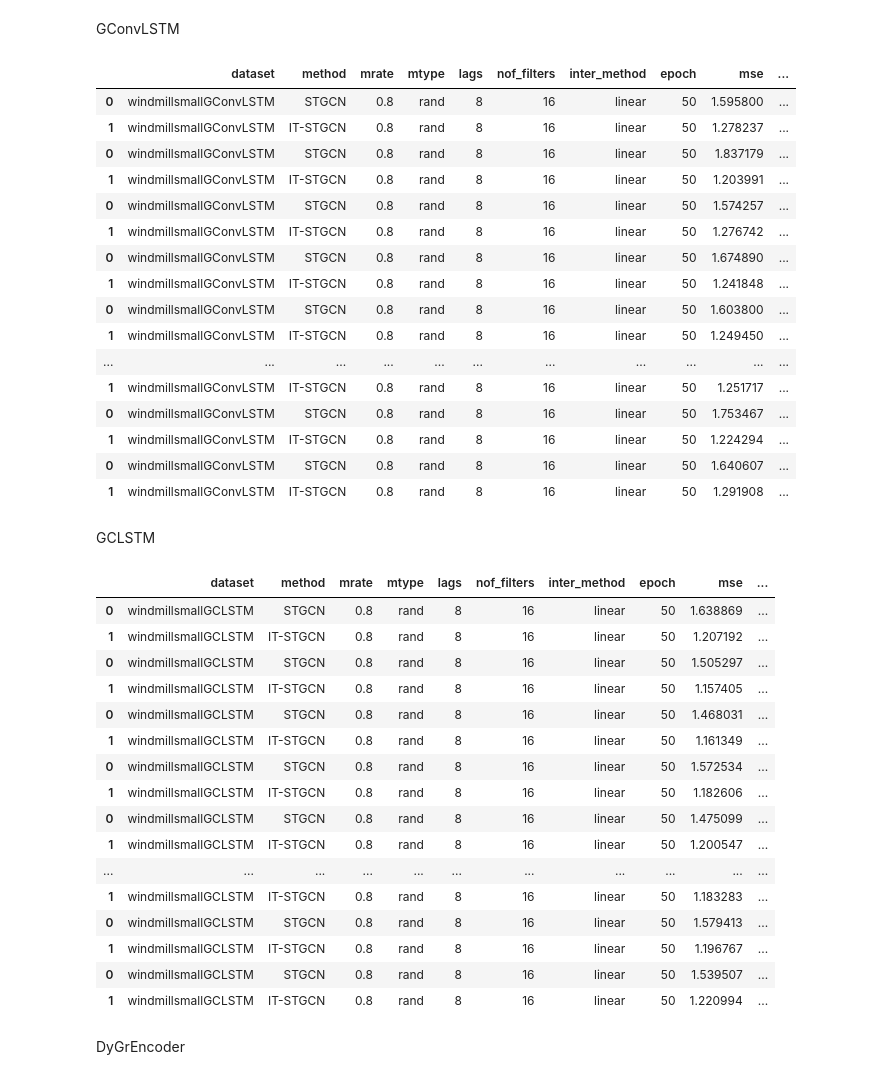
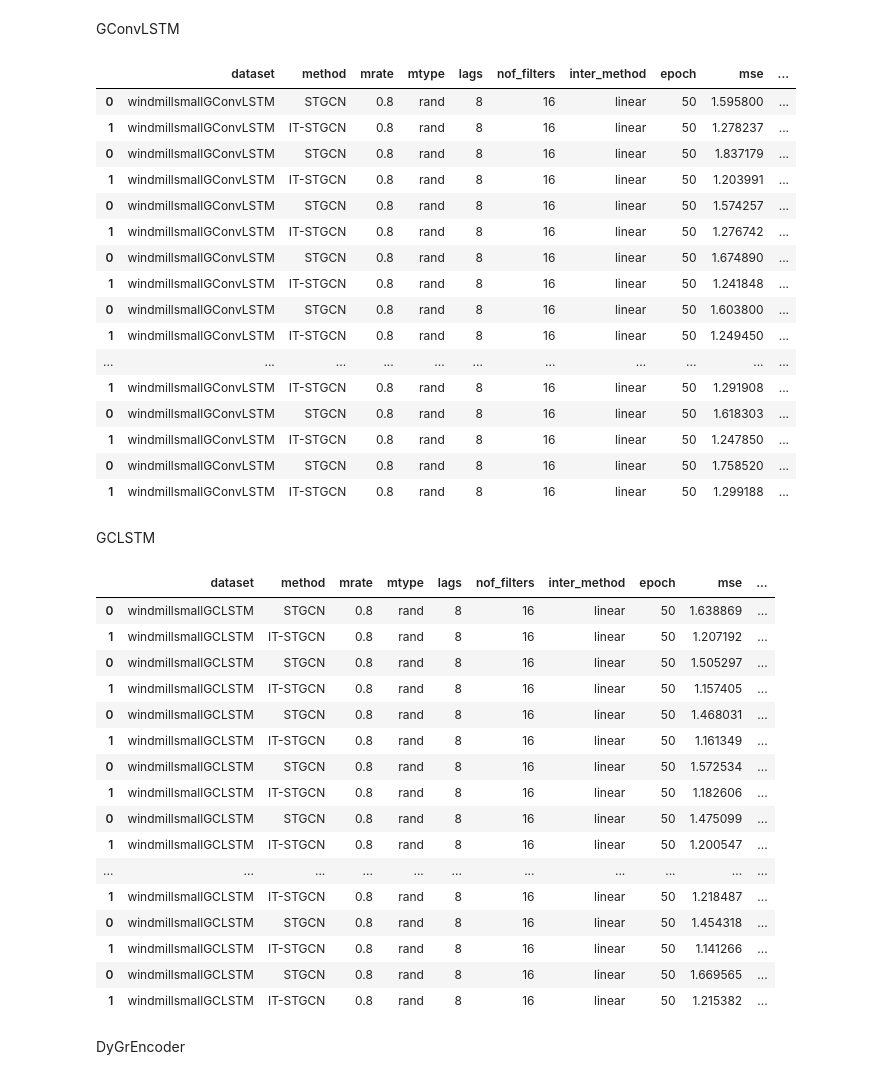
Before and after one commit to seoyeonc/ITTGNN_blog, a Jupyter notebook: posts/2_research/done.ipynb, the cells around one changed output. Drawn from its saved outputs; the diff is of its cells as text; code cells hidden in the pictures.

```diff
--- a/posts/2_research/done.ipynb
+++ b/posts/2_research/done.ipynb
@@ -62,38 +62,40 @@ pd.concat([pd.read_csv('./simulation_results/2024-02-08_14-55-12.csv'), # 1
            pd.read_csv('./simulation_results/2024-02-10_01-25-30.csv'), # 4
            pd.read_csv('./simulation_results/2024-02-10_12-24-53.csv'), # 5
            pd.read_csv('./simulation_results/2024-02-10_23-38-23.csv'), # 6
            pd.read_csv('./simulation_results/2024-02-11_10-34-58.csv'), # 7
            pd.read_csv('./simulation_results/2024-02-11_21-30-49.csv'), # 8
            pd.read_csv('./simulation_results/2024-02-12_08-15-15.csv'), # 9
            pd.read_csv('./simulation_results/2024-02-12_19-05-28.csv'), # 10
            pd.read_csv('./simulation_results/2024-02-13_06-14-23.csv'), # 11
            pd.read_csv('./simulation_results/2024-02-13_17-17-50.csv'), # 12
            pd.read_csv('./simulation_results/2024-02-14_04-08-14.csv'), # 13
            pd.read_csv('./simulation_results/2024-02-14_15-21-16.csv'), # 14
            pd.read_csv('./simulation_results/2024-02-15_02-13-19.csv'), # 15
            pd.read_csv('./simulation_results/2024-02-15_13-23-31.csv'), # 16
            pd.read_csv('./simulation_results/2024-02-16_00-12-37.csv'), # 17
            pd.read_csv('./simulation_results/2024-02-16_11-11-35.csv'), # 18
            pd.read_csv('./simulation_results/2024-02-18_06-06-11.csv'), # 19
+           pd.read_csv('./simulation_results/2024-02-18_17-02-58.csv'), # 20
+           pd.read_csv('./simulation_results/2024-02-19_04-03-13.csv'), # 21
            ]).assign(model='GConvLSTM')
 # %% [output]
 |  | dataset | method | mrate | mtype | lags | nof_filters | inter_method | epoch | mse | ... |
 | 0 | windmillsmallGConvLSTM | STGCN | 0.8 | rand | 8 | 16 | linear | 50 | 1.595800 | ... |
 | 1 | windmillsmallGConvLSTM | IT-STGCN | 0.8 | rand | 8 | 16 | linear | 50 | 1.278237 | ... |
 | 0 | windmillsmallGConvLSTM | STGCN | 0.8 | rand | 8 | 16 | linear | 50 | 1.837179 | ... |
 | 1 | windmillsmallGConvLSTM | IT-STGCN | 0.8 | rand | 8 | 16 | linear | 50 | 1.203991 | ... |
 | 0 | windmillsmallGConvLSTM | STGCN | 0.8 | rand | 8 | 16 | linear | 50 | 1.574257 | ... |
 | 1 | windmillsmallGConvLSTM | IT-STGCN | 0.8 | rand | 8 | 16 | linear | 50 | 1.276742 | ... |
 | 0 | windmillsmallGConvLSTM | STGCN | 0.8 | rand | 8 | 16 | linear | 50 | 1.674890 | ... |
 | 1 | windmillsmallGConvLSTM | IT-STGCN | 0.8 | rand | 8 | 16 | linear | 50 | 1.241848 | ... |
 | 0 | windmillsmallGConvLSTM | STGCN | 0.8 | rand | 8 | 16 | linear | 50 | 1.603800 | ... |
 | 1 | windmillsmallGConvLSTM | IT-STGCN | 0.8 | rand | 8 | 16 | linear | 50 | 1.249450 | ... |
 | ... | ... | ... | ... | ... | ... | ... | ... | ... | ... | ... |
-| 1 | windmillsmallGConvLSTM | IT-STGCN | 0.8 | rand | 8 | 16 | linear | 50 | 1.251717 | ... |
-| 0 | windmillsmallGConvLSTM | STGCN | 0.8 | rand | 8 | 16 | linear | 50 | 1.753467 | ... |
-| 1 | windmillsmallGConvLSTM | IT-STGCN | 0.8 | rand | 8 | 16 | linear | 50 | 1.224294 | ... |
-| 0 | windmillsmallGConvLSTM | STGCN | 0.8 | rand | 8 | 16 | linear | 50 | 1.640607 | ... |
 | 1 | windmillsmallGConvLSTM | IT-STGCN | 0.8 | rand | 8 | 16 | linear | 50 | 1.291908 | ... |
+| 0 | windmillsmallGConvLSTM | STGCN | 0.8 | rand | 8 | 16 | linear | 50 | 1.618303 | ... |
+| 1 | windmillsmallGConvLSTM | IT-STGCN | 0.8 | rand | 8 | 16 | linear | 50 | 1.247850 | ... |
+| 0 | windmillsmallGConvLSTM | STGCN | 0.8 | rand | 8 | 16 | linear | 50 | 1.758520 | ... |
+| 1 | windmillsmallGConvLSTM | IT-STGCN | 0.8 | rand | 8 | 16 | linear | 50 | 1.299188 | ... |
 # %% [markdown]
 GCLSTM
 # %%
@@ -142,6 +144,9 @@ pd.concat([pd.read_csv('./simulation_results/2024-02-12_06-02-29.csv'), # 1
            pd.read_csv('./simulation_results/2024-02-16_17-04-04.csv'), # 11
            pd.read_csv('./simulation_results/2024-02-17_02-00-38.csv'), # 12
            pd.read_csv('./simulation_results/2024-02-18_04-02-09.csv'), # 13
+           pd.read_csv('./simulation_results/2024-02-18_12-26-08.csv'), # 14
+           pd.read_csv('./simulation_results/2024-02-18_20-43-29.csv'), # 15
+           pd.read_csv('./simulation_results/2024-02-19_05-12-45.csv'), # 16
           ]).assign(model='GCLSTM')
 # %% [output]
 |  | dataset | method | mrate | mtype | lags | nof_filters | inter_method | epoch | mse | ... |
@@ -156,11 +161,11 @@ pd.concat([pd.read_csv('./simulation_results/2024-02-12_06-02-29.csv'), # 1
 | 0 | windmillsmallGCLSTM | STGCN | 0.8 | rand | 8 | 16 | linear | 50 | 1.475099 | ... |
 | 1 | windmillsmallGCLSTM | IT-STGCN | 0.8 | rand | 8 | 16 | linear | 50 | 1.200547 | ... |
 | ... | ... | ... | ... | ... | ... | ... | ... | ... | ... | ... |
-| 1 | windmillsmallGCLSTM | IT-STGCN | 0.8 | rand | 8 | 16 | linear | 50 | 1.183283 | ... |
-| 0 | windmillsmallGCLSTM | STGCN | 0.8 | rand | 8 | 16 | linear | 50 | 1.579413 | ... |
-| 1 | windmillsmallGCLSTM | IT-STGCN | 0.8 | rand | 8 | 16 | linear | 50 | 1.196767 | ... |
-| 0 | windmillsmallGCLSTM | STGCN | 0.8 | rand | 8 | 16 | linear | 50 | 1.539507 | ... |
-| 1 | windmillsmallGCLSTM | IT-STGCN | 0.8 | rand | 8 | 16 | linear | 50 | 1.220994 | ... |
+| 1 | windmillsmallGCLSTM | IT-STGCN | 0.8 | rand | 8 | 16 | linear | 50 | 1.218487 | ... |
+| 0 | windmillsmallGCLSTM | STGCN | 0.8 | rand | 8 | 16 | linear | 50 | 1.454318 | ... |
+| 1 | windmillsmallGCLSTM | IT-STGCN | 0.8 | rand | 8 | 16 | linear | 50 | 1.141266 | ... |
+| 0 | windmillsmallGCLSTM | STGCN | 0.8 | rand | 8 | 16 | linear | 50 | 1.669565 | ... |
+| 1 | windmillsmallGCLSTM | IT-STGCN | 0.8 | rand | 8 | 16 | linear | 50 | 1.215382 | ... |
 # %% [markdown]
 DyGrEncoder
 # %%
```
Also changed, not shown: parts of 1 cell of this notebook, 6 other files.
